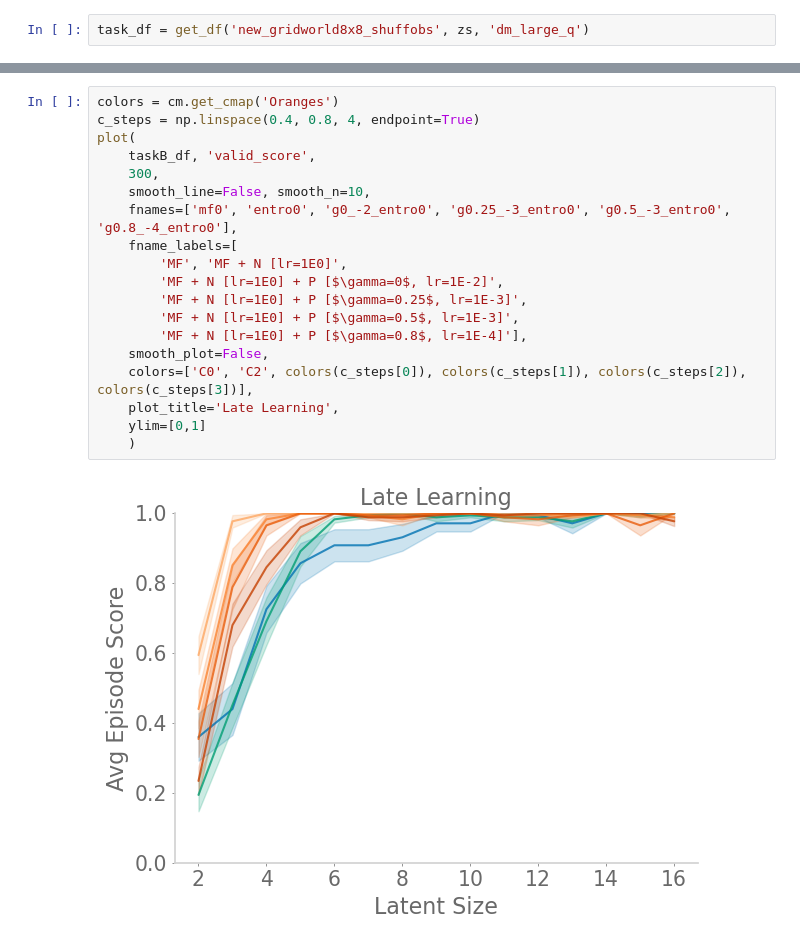
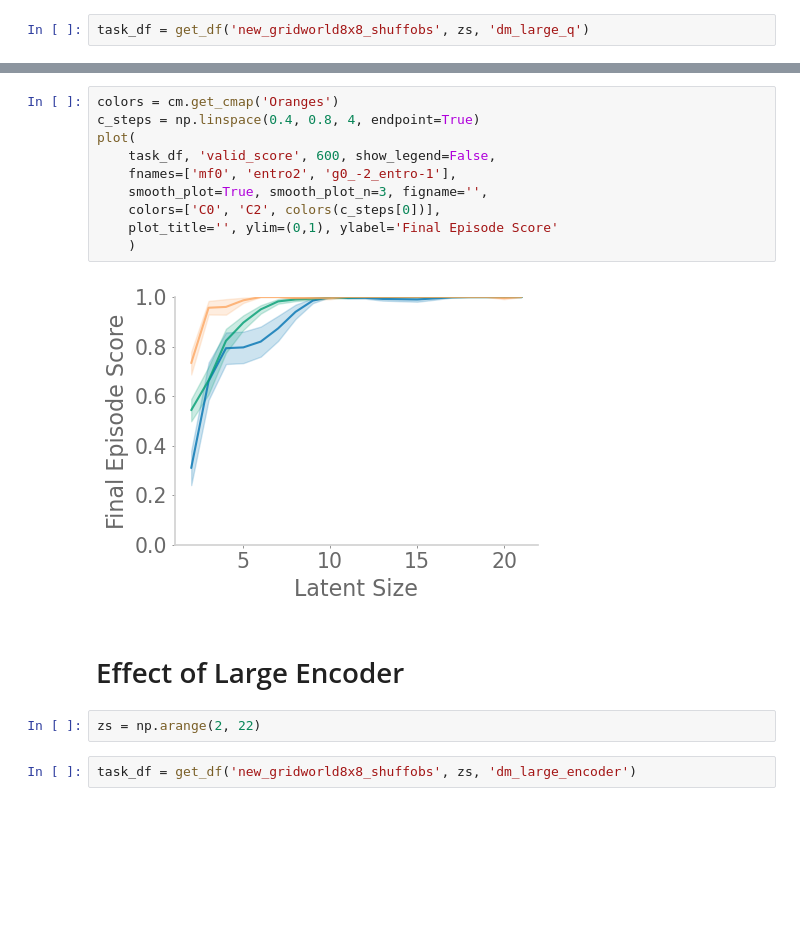
Before and after one commit to chingf/auxrl, a Jupyter notebook: notebooks/04-gridworld-sweep-results.ipynb, the cells around one changed output, grey strips where cells are left out. Cells and saved outputs as stored; diff of their text form; blank space fills up the shorter version.

```diff
--- a/notebooks/04-gridworld-sweep-results.ipynb
+++ b/notebooks/04-gridworld-sweep-results.ipynb
@@ -1073,21 +218,18 @@ plot(
-# %%
-colors = cm.get_cmap('Oranges')
-c_steps = np.linspace(0.4, 0.8, 4, endpoint=True)
-plot(
-    taskB_df, 'valid_score',
-    300,
-    smooth_line=False, smooth_n=10,
-    fnames=['mf0', 'entro0', 'g0_-2_entro0', 'g0.25_-3_entro0', 'g0.5_-3_entro0', 'g0.8_-4_entro0'],
-    fname_labels=[
-        'MF', 'MF + N [lr=1E0]',
-        'MF + N [lr=1E0] + P [$\gamma=0$, lr=1E-2]',
-        'MF + N [lr=1E0] + P [$\gamma=0.25$, lr=1E-3]',
-        'MF + N [lr=1E0] + P [$\gamma=0.5$, lr=1E-3]',
-        'MF + N [lr=1E0] + P [$\gamma=0.8$, lr=1E-4]'],
-    smooth_plot=False,
-    colors=['C0', 'C2', colors(c_steps[0]), colors(c_steps[1]), colors(c_steps[2]), colors(c_steps[3])],
-    plot_title='Late Learning',
-    ylim=[0,1]
-    )
-# %% [output]
-[figure, removed]
+# %%
+colors = cm.get_cmap('Oranges')
+c_steps = np.linspace(0.4, 0.8, 4, endpoint=True)
+plot(
+    task_df, 'valid_score', 600, show_legend=False,
+    fnames=['mf0', 'entro2', 'g0_-2_entro-1'],
+    smooth_plot=True, smooth_plot_n=3, figname='',
+    colors=['C0', 'C2', colors(c_steps[0])],
+    plot_title='', ylim=(0,1), ylabel='Final Episode Score'
+    )
+# %% [output]
+[figure, added]
+# %% [markdown]
+# Effect of Large Encoder
+# %%
+zs = np.arange(2, 22)
+# %%
+task_df = get_df('new_gridworld8x8_shuffobs', zs, 'dm_large_encoder')
```
Also changed, not shown: parts of 91 cells of this notebook, 10 other files.
